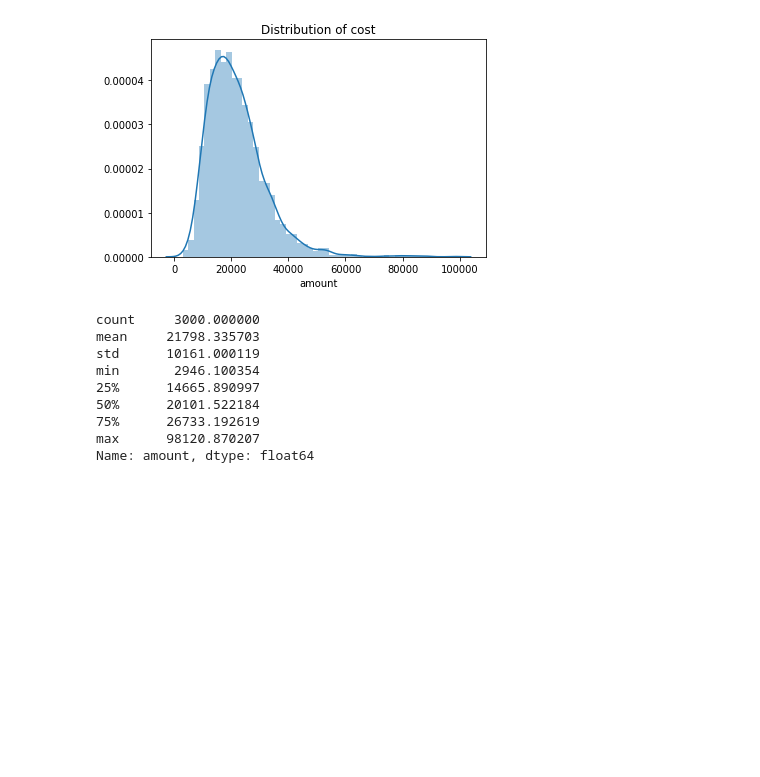
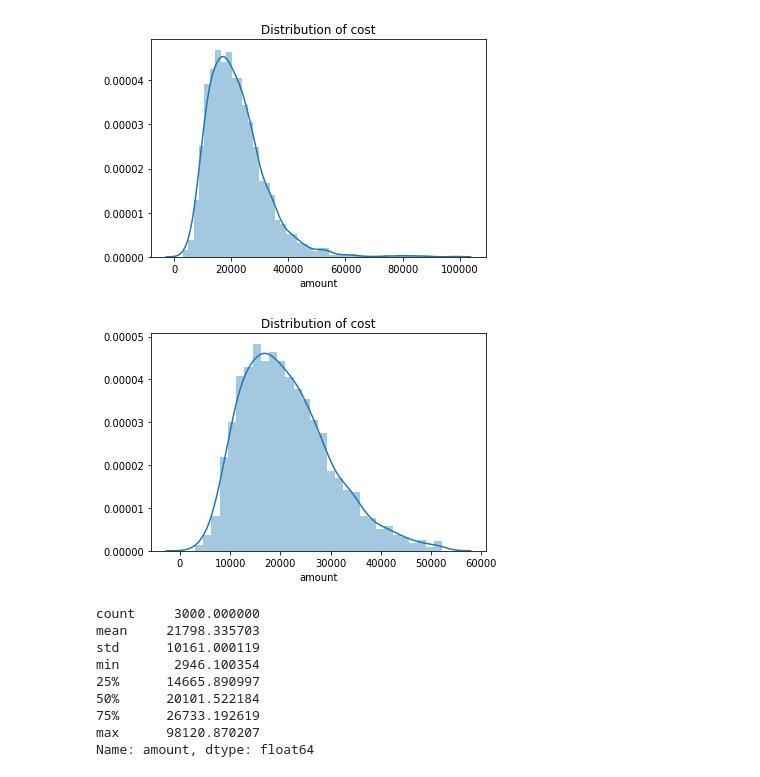
Before and after one commit to soonnanwee/H_Assignment, a Jupyter notebook: Holmusk - With FeatureImportance.ipynb, the cells around one changed output. Cells and saved outputs as stored; diff of their text form; code cells hidden in the pictures; blank space fills up the shorter version.

```diff
--- a/Holmusk - With FeatureImportance.ipynb
+++ b/Holmusk - With FeatureImportance.ipynb
@@ -140,6 +157,12 @@ plt.title("Distribution of cost")
 plt.show()
 # %% [output]
 [figure]
+# %%
+distPlot = sns.distplot(merged_or['amount'])
+plt.title("Distribution of cost")
+plt.show()
+# %% [output]
+[figure, added]
 # %%
 merged.amount.describe()
 #NOTE: Handle outlier cases (max) & assess for need to do log transformation
```
Also changed, not shown: parts of 110 cells of this notebook.
